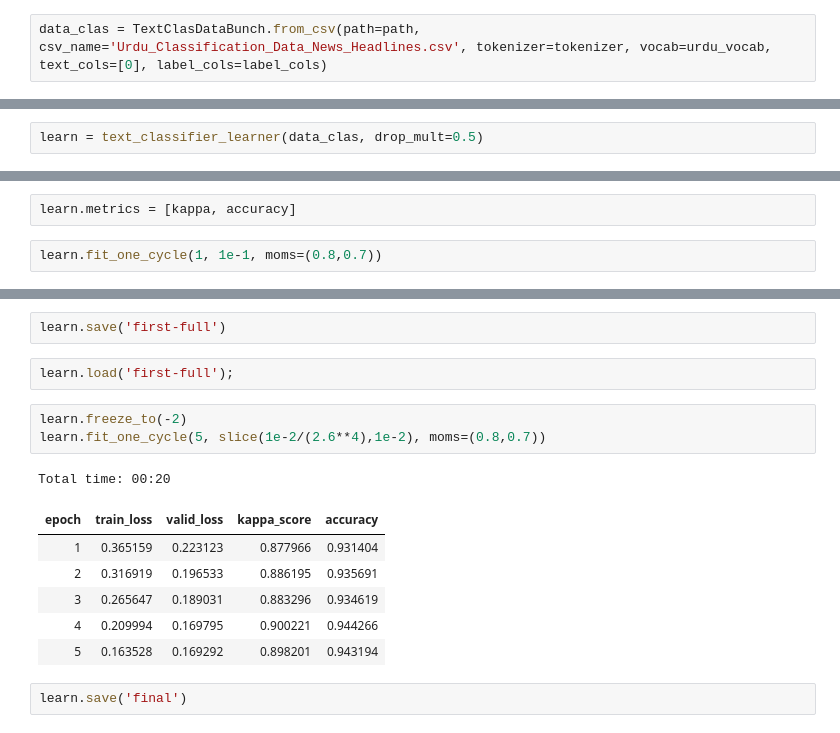
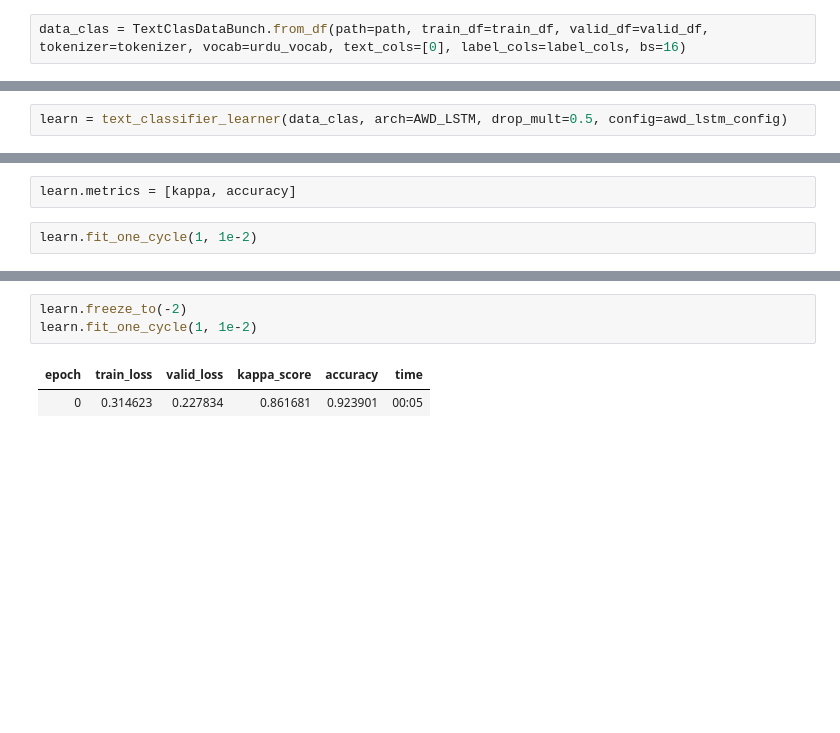
Before and after one commit to anuragshas/nlp-for-urdu, a Jupyter notebook: classification/Urdu_Classification_Model.ipynb, the cells around one changed output, grey strips where cells are left out. Drawn from its saved outputs; the diff is of its cells as text; blank space fills up the shorter version.

```diff
--- a/classification/Urdu_Classification_Model.ipynb
+++ b/classification/Urdu_Classification_Model.ipynb
@@ -182,7 +185,7 @@ learn.predict('سرحدی علاقے میں فوجی',n_words=10)
 # %%
 learn.save_encoder('fine_tuned_enc')
 # %%
-data_clas = TextClasDataBunch.from_csv(path=path, csv_name='Urdu_Classification_Data_News_Headlines.csv', tokenizer=tokenizer, vocab=urdu_vocab, text_cols=[0], label_cols=label_cols)
+data_clas = TextClasDataBunch.from_df(path=path, train_df=train_df, valid_df=valid_df, tokenizer=tokenizer, vocab=urdu_vocab, text_cols=[0], label_cols=label_cols, bs=16)
 # %%
 data_clas.show_batch()
 # %% [output]
@@ -197,4 +201,4 @@ data_clas.sanity_check()
 # %%
-learn = text_classifier_learner(data_clas, drop_mult=0.5)
+learn = text_classifier_learner(data_clas, arch=AWD_LSTM, drop_mult=0.5, config=awd_lstm_config)
 # %%
 learn.load_encoder('fine_tuned_enc')
@@ -218,5 +240,5 @@ kappa = KappaScore()
 # %%
 learn.metrics = [kappa, accuracy]
 # %%
-learn.fit_one_cycle(1, 1e-1, moms=(0.8,0.7))
+learn.fit_one_cycle(1, 1e-2)
 # %% [output]
@@ -226,17 +247,6 @@ Total time: 00:03
-# %%
-learn.save('first-full')
-# %%
-learn.load('first-full');
 # %%
 learn.freeze_to(-2)
-learn.fit_one_cycle(5, slice(1e-2/(2.6**4),1e-2), moms=(0.8,0.7))
+learn.fit_one_cycle(1, 1e-2)
 # %% [output]
-Total time: 00:20
-| epoch | train_loss | valid_loss | kappa_score | accuracy |
-| 1 | 0.365159 | 0.223123 | 0.877966 | 0.931404 |
-| 2 | 0.316919 | 0.196533 | 0.886195 | 0.935691 |
-| 3 | 0.265647 | 0.189031 | 0.883296 | 0.934619 |
-| 4 | 0.209994 | 0.169795 | 0.900221 | 0.944266 |
-| 5 | 0.163528 | 0.169292 | 0.898201 | 0.943194 |
+| epoch | train_loss | valid_loss | kappa_score | accuracy | time |
+| 0 | 0.314623 | 0.227834 | 0.861681 | 0.923901 | 00:05 |
-# %%
-learn.save('final')
```
Also changed, not shown: parts of 46 cells of this notebook, 7 other files.
